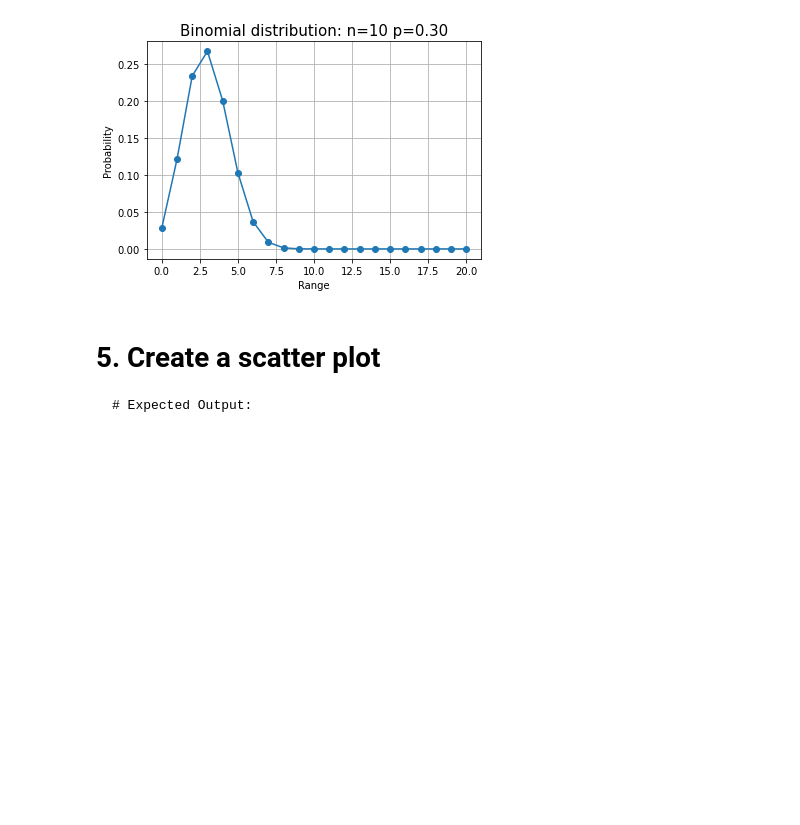
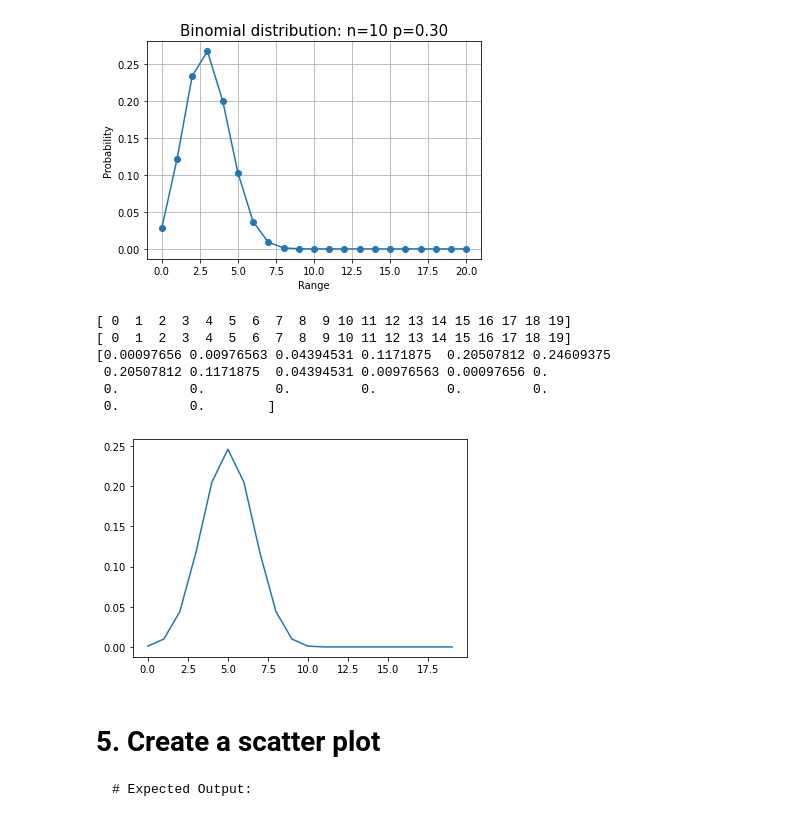
Before and after one commit to reediredale/institute-of-data, a Jupyter notebook: Lab 1.1.4 Statistics - part 2 Lab.ipynb, the cells around one changed output. Drawn from its saved outputs; the diff is of its cells as text; code cells hidden in the pictures; blank space fills up the shorter version.

````diff
--- a/Lab 1.1.4 Statistics - part 2 Lab.ipynb
+++ b/Lab 1.1.4 Statistics - part 2 Lab.ipynb
@@ -83,12 +106,27 @@ help(stats.binom.pmf)
 # %%
 # creating a Binomial Distribution
 n = 10
 p = 0.5
 k = np.arange(0,20)
 
 print(k)
 
 # ANSWER
+print(k)
+
+binomial = stats.binom.pmf(k, n, p)
+
+print(binomial)
+
+plt.plot(binomial);
+# %% [output]
+[ 0  1  2  3  4  5  6  7  8  9 10 11 12 13 14 15 16 17 18 19]
+[ 0  1  2  3  4  5  6  7  8  9 10 11 12 13 14 15 16 17 18 19]
+[0.00097656 0.00976563 0.04394531 0.1171875  0.20507812 0.24609375
+ 0.20507812 0.1171875  0.04394531 0.00976563 0.00097656 0.
+ 0.         0.         0.         0.         0.         0.
+ 0.         0.        ]
+[figure, added]
 # %% [markdown]
 # 5. Create a scatter plot
 ```
````
Also changed, not shown: parts of 8 cells of this notebook, 3 other files.
